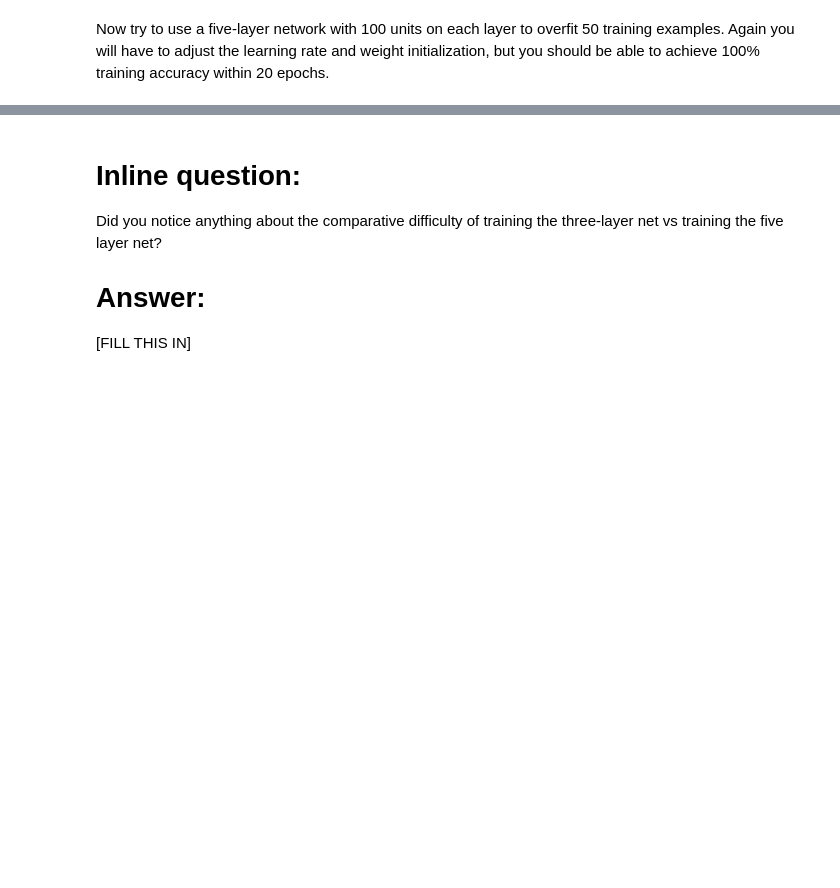
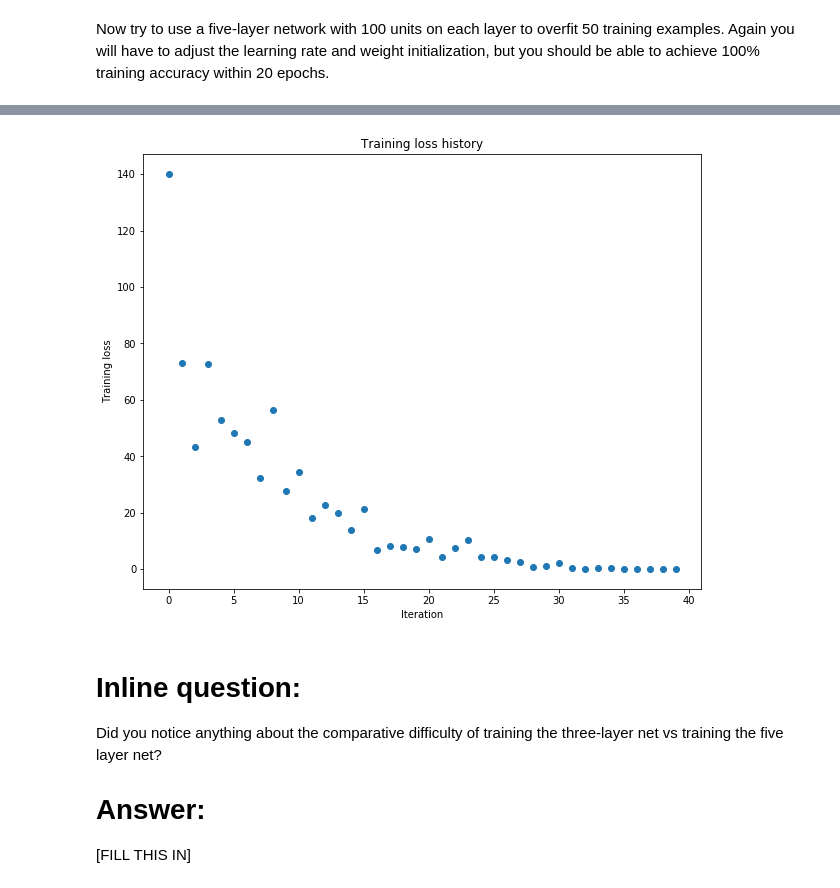
Before and after one commit to Sogues/cs231n, a Jupyter notebook: assignment2/FullyConnectedNets.ipynb, the cells around one changed output, grey strips where cells are left out. Cells and saved outputs as stored; diff of their text form; code cells hidden in the pictures; blank space fills up the shorter version.

```diff
--- a/assignment2/FullyConnectedNets.ipynb
+++ b/assignment2/FullyConnectedNets.ipynb
@@ -451,10 +483,12 @@ small_data = {
   'y_val': data['y_val'],
 }
 
-learning_rate = 1e-3
-weight_scale = 1e-5
-model = FullyConnectedNet([100, 100, 100, 100],
+learning_rate = 1e-4
+weight_scale = 1e-1
+
+model = FullyConnectedNet([64, 128, 256, 64],
                 weight_scale=weight_scale, dtype=np.float64)
+
 solver = Solver(model, small_data,
                 print_every=10, num_epochs=20, batch_size=25,
                 update_rule='sgd',
@@ -469,3 +503,4 @@ plt.title('Training loss history')
 plt.xlabel('Iteration')
 plt.ylabel('Training loss')
 plt.show()
+# %% [output]
@@ -472,3 +524,4 @@ plt.show()
+[figure, added]
 # %% [markdown]
 # Inline question:
 Did you notice anything about the comparative difficulty of training the three-layer net vs training the five layer net?
```
Also changed, not shown: parts of 17 cells of this notebook, 1 other file.
